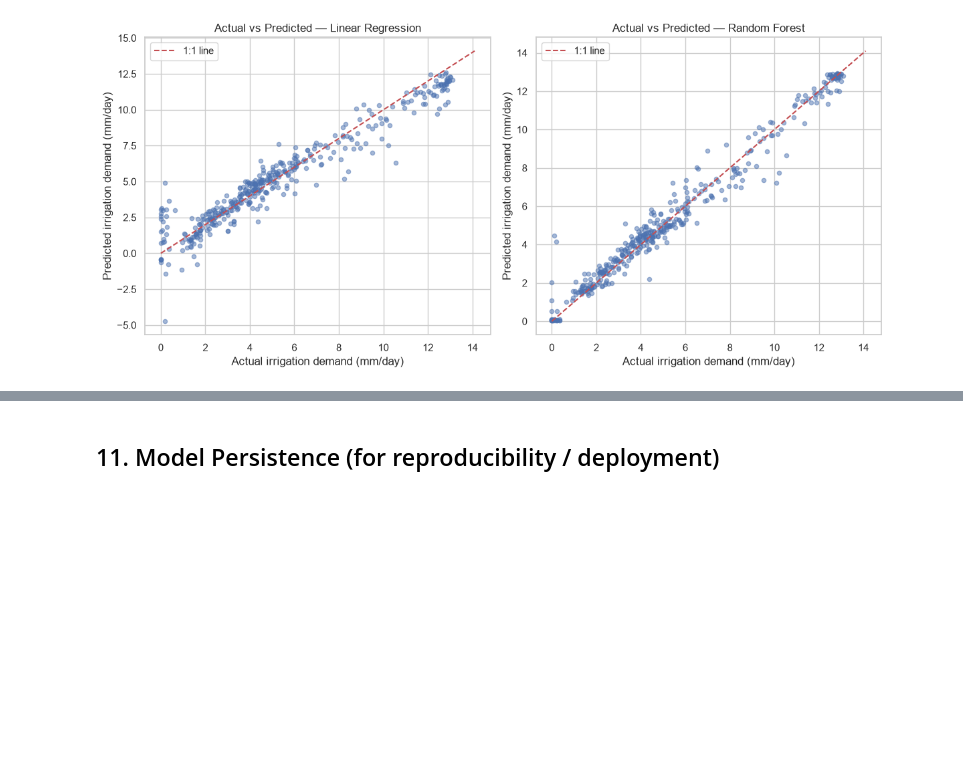
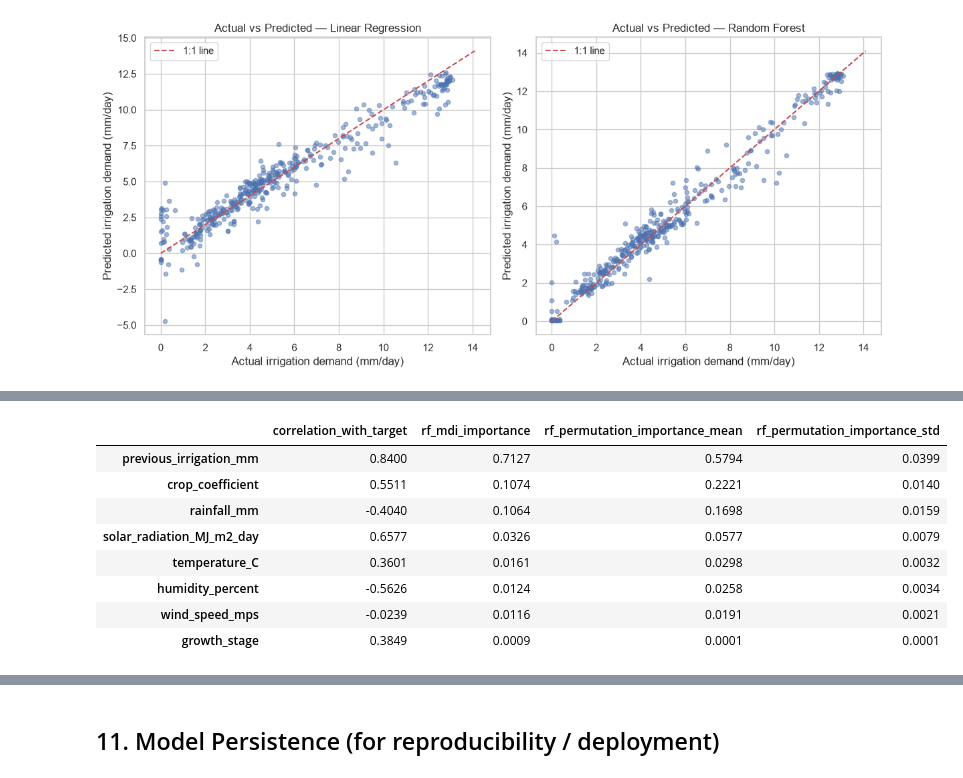
Before and after one commit to Akhil-Nistala/irrigation-ml-demand, a Jupyter notebook: irrigation_ml_project.ipynb, the cells around one changed output, grey strips where cells are left out. Drawn from its saved outputs; the diff is of its cells as text; code cells hidden in the pictures; blank space fills up the shorter version.

```diff
--- a/irrigation_ml_project.ipynb
+++ b/irrigation_ml_project.ipynb
@@ -323,0 +292,31 @@ dtype: float64
+# %%
+correlation = df[FEATURES + [TARGET]].corr()[TARGET].drop(TARGET).sort_values(ascending=False)
+
+rf = models["Random Forest"]
+mdi_importance = pd.Series(rf.feature_importances_, index=FEATURES)
+
+perm_result = permutation_importance(
+    rf, X_test, y_test, n_repeats=30, random_state=RANDOM_STATE, scoring="r2", n_jobs=-1
+)
+perm_importance = pd.Series(perm_result.importances_mean, index=FEATURES)
+perm_importance_std = pd.Series(perm_result.importances_std, index=FEATURES)
+
+importance_summary = pd.DataFrame({
+    "correlation_with_target": correlation,
+    "rf_mdi_importance": mdi_importance,
+    "rf_permutation_importance_mean": perm_importance,
+    "rf_permutation_importance_std": perm_importance_std,
+}).sort_values("rf_permutation_importance_mean", ascending=False)
+
+importance_summary.to_csv("report/feature_importance_summary.csv")
+importance_summary.round(4)
+# %% [output]
+|  | correlation_with_target | rf_mdi_importance | rf_permutation_importance_mean | rf_permutation_importance_std |
+| previous_irrigation_mm | 0.8400 | 0.7127 | 0.5794 | 0.0399 |
+| crop_coefficient | 0.5511 | 0.1074 | 0.2221 | 0.0140 |
+| rainfall_mm | -0.4040 | 0.1064 | 0.1698 | 0.0159 |
+| solar_radiation_MJ_m2_day | 0.6577 | 0.0326 | 0.0577 | 0.0079 |
+| temperature_C | 0.3601 | 0.0161 | 0.0298 | 0.0032 |
+| humidity_percent | -0.5626 | 0.0124 | 0.0258 | 0.0034 |
+| wind_speed_mps | -0.0239 | 0.0116 | 0.0191 | 0.0021 |
+| growth_stage | 0.3849 | 0.0009 | 0.0001 | 0.0001 |
```
Also changed, not shown: parts of 15 cells of this notebook, 15 other files.
